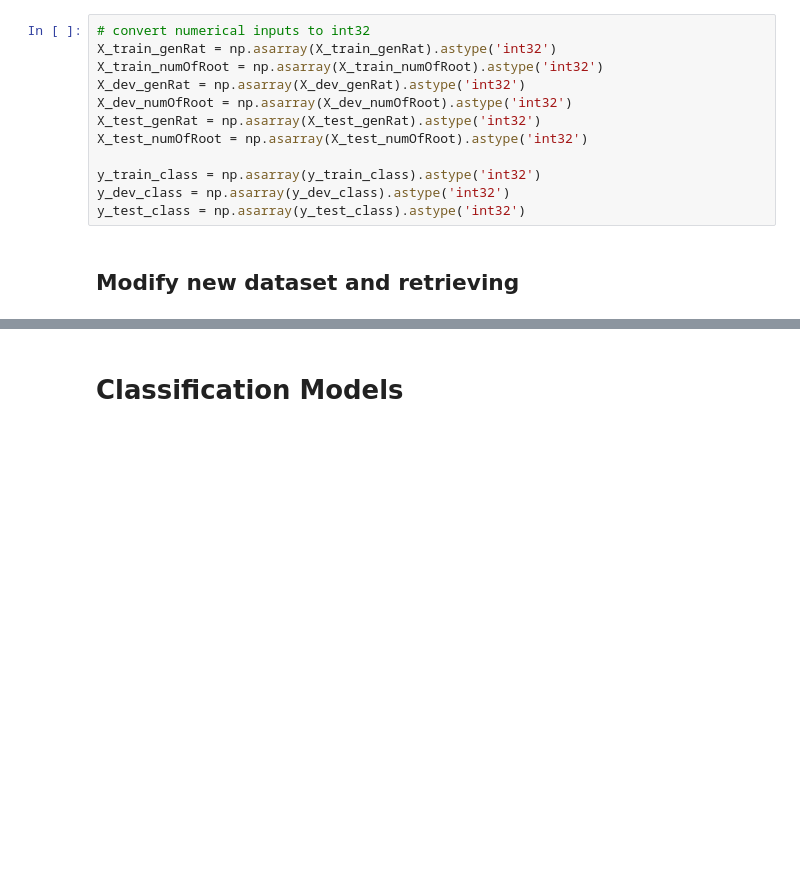
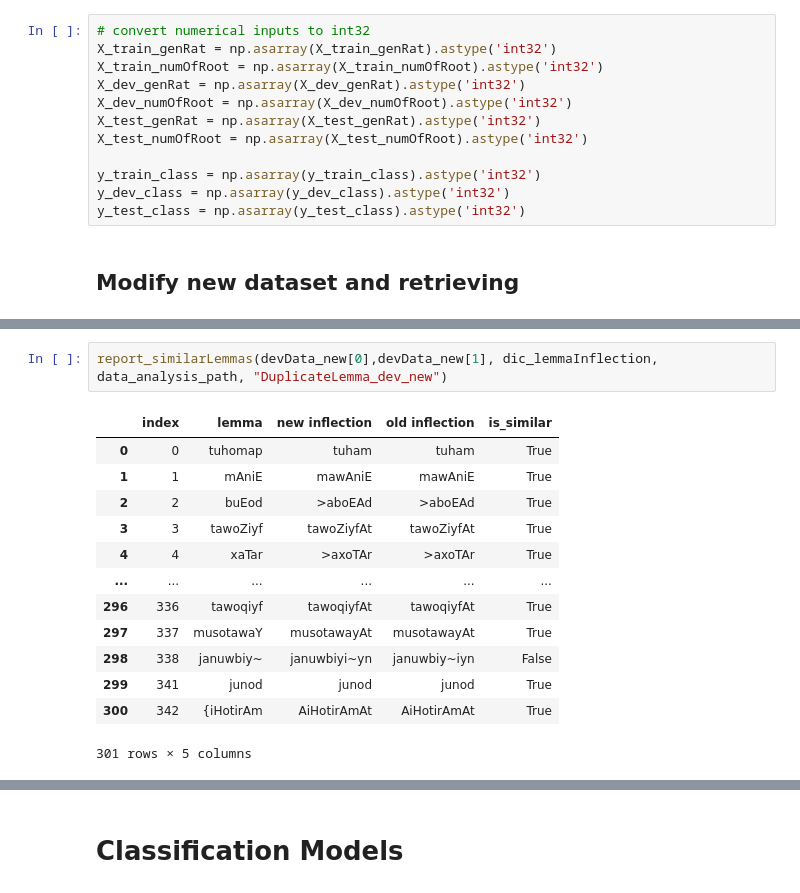
Before and after one commit to amirezzati/broken-plural, a Jupyter notebook: Arabic_broken_plurals.ipynb, the cells around one changed output, grey strips where cells are left out. Drawn from its saved outputs; the diff is of its cells as text; blank space fills up the shorter version.

```diff
--- a/Arabic_broken_plurals.ipynb
+++ b/Arabic_broken_plurals.ipynb
@@ -999,0 +1171,16 @@ def reportPercentageOfUnseenErrors(errorIndices, unseenIndices):
+# %%
+report_similarLemmas(devData_new[0],devData_new[1], dic_lemmaInflection, data_analysis_path, "DuplicateLemma_dev_new")
+# %% [output]
+|  | index | lemma | new inflection | old inflection | is_similar |
+| 0 | 0 | tuhomap | tuham | tuham | True |
+| 1 | 1 | mAniE | mawAniE | mawAniE | True |
+| 2 | 2 | buEod | >aboEAd | >aboEAd | True |
+| 3 | 3 | tawoZiyf | tawoZiyfAt | tawoZiyfAt | True |
+| 4 | 4 | xaTar | >axoTAr | >axoTAr | True |
+| ... | ... | ... | ... | ... | ... |
+| 296 | 336 | tawoqiyf | tawoqiyfAt | tawoqiyfAt | True |
+| 297 | 337 | musotawaY | musotawayAt | musotawayAt | True |
+| 298 | 338 | januwbiy~ | januwbiyi~yn | januwbiy~iyn | False |
+| 299 | 341 | junod | junod | junod | True |
+| 300 | 342 | {iHotirAm | AiHotirAmAt | AiHotirAmAt | True |
+301 rows × 5 columns
```
Also changed, not shown: parts of 163 cells of this notebook.
